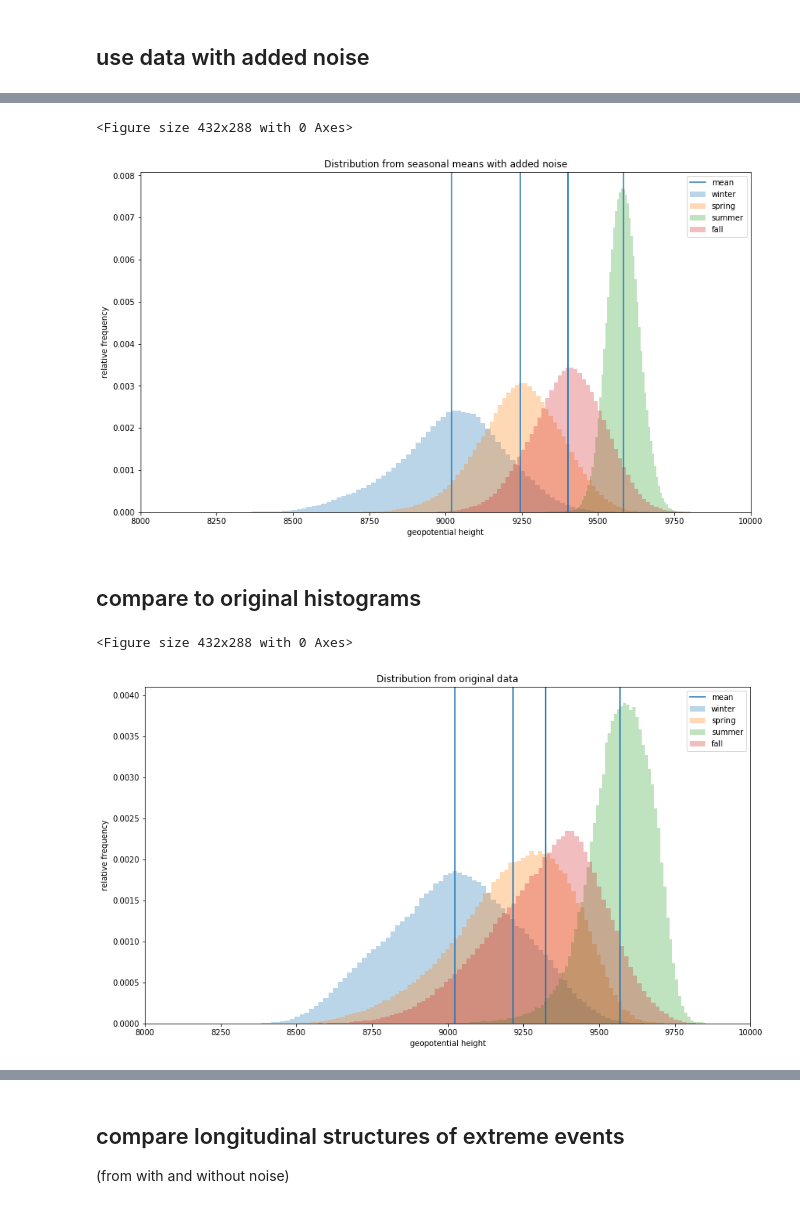
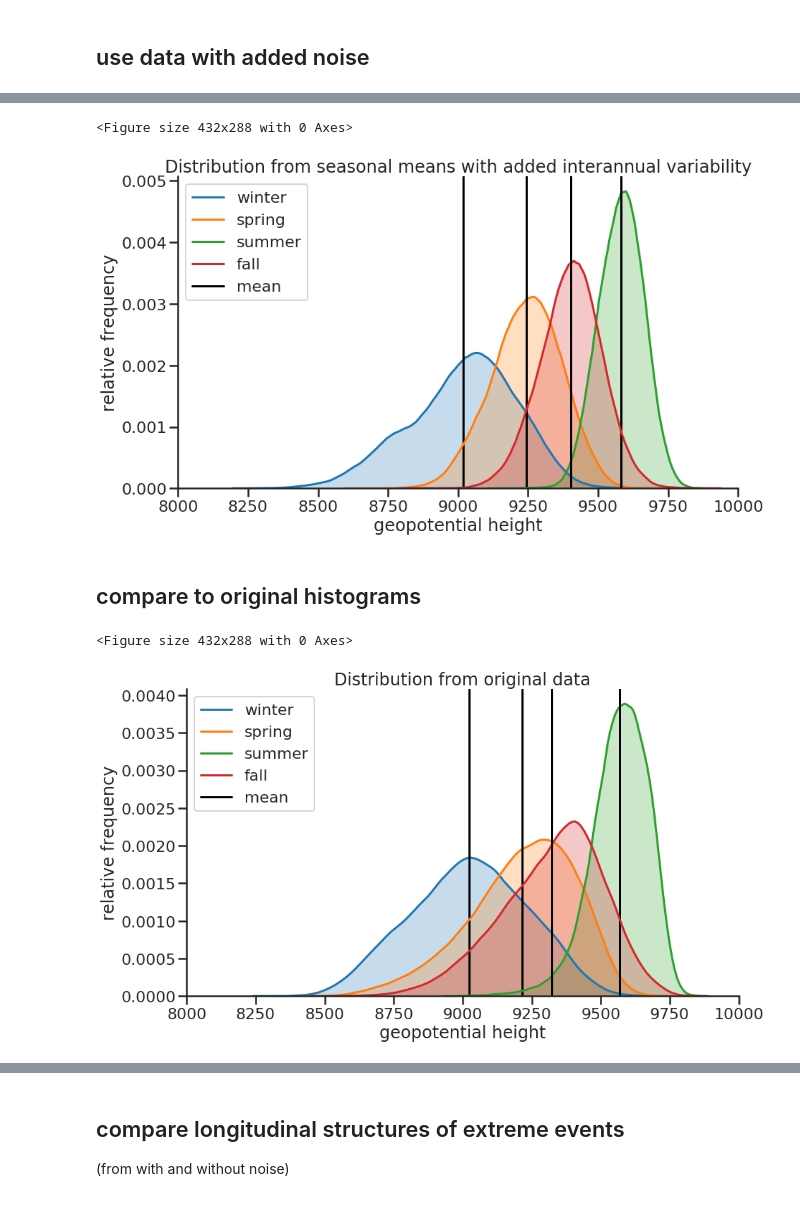
Before and after one commit to csyhuang/python-climate-data-processing, a Jupyter notebook: submission_from_claire/40.5N-processing/40.5N-longsimulation.ipynb, the cells around one changed output, grey strips where cells are left out. Cells and saved outputs as stored; diff of their text form; code cells hidden in the pictures.

```diff
--- a/submission_from_claire/40.5N-processing/40.5N-longsimulation.ipynb
+++ b/submission_from_claire/40.5N-processing/40.5N-longsimulation.ipynb
@@ -97,9 +88,6 @@ def ext_ifft_new(n, input_array):
     adjusted_tested = np.fft.ifft2(ext_f)
 
     return adjusted_tested
-# %%
-len(d2_averages_alt_nw[0])
-d2_averages_altok_nw = [np.exp(entry) for entry in d2_averages_alt_nw]
 # %% [markdown]
 ## run ifft
 # %%
@@ -230,22 +200,30 @@ rows_list
+# %%
+flattened = [flatten(entry) for entry in real_comp]
 # %%
 minx = 8000
 maxx = 10000
 # %%
 plt.clf();
 plt.figure(figsize = (14,8))
+sns.set_style("ticks")
+sns.set_context("poster")
+
 for i in range(4):
-    plt.hist(flatten(real_comp[i]), label = seasons[i],
-             bins = 90, density = True, alpha = 0.3)
-    plt.axvline(nw_mean_seasons[i])
+    sns.kdeplot(flattened[i], shade = True, label = seasons[i])
+    plt.axvline(nw_mean_seasons[i], color = "black")
+
+#sns.kdeplot(flattened[i], shade=True)
 plt.xlabel("geopotential height")
-plt.axvline(nw_mean_seasons[i], label = "mean")
+plt.axvline(nw_mean_seasons[i], label = "mean", color = "black")
 plt.ylabel("relative frequency")
 plt.legend()
+sns.despine()
 plt.xlim(xmin = minx, xmax = maxx)
-plt.title("Distribution from seasonal means, no added noise")
+plt.title("Distribution from seasonal means without added interannual variability")
 
-name = 'disp_plots/001_distrib_nonoise.png'
-plt.savefig(name)
+name = "disp_plots/presentation/01_sim_nonoise_all.png"
+plt.savefig(name, bbox_inches = "tight")
+
 plt.show()
 # %% [output]
 <Figure size 432x288 with 0 Axes>
@@ -293,26 +250,31 @@ noise_bot_lons = [[i for i in range(len(real_noise_nm[j]))
 # %%
 for i in range(4):
     rows_list.append(get_stats("simdata_noise",real_noise_nm[i], seasons[i]))
+# %%
+flattened_noise = [flatten(entry) for entry in real_noise_nm]
 # %%
 plt.clf();
 plt.figure(figsize = (14,8))
 for i in range(4):
-    plt.hist(flatten(real_noise_nm[i]), label = seasons[i],
-             bins = 90, density = True, alpha = 0.3)
-    plt.axvline(noise_means_nm[i])
+    sns.kdeplot(flattened_noise[i], shade = True, label = seasons[i])
+    plt.axvline(noise_means_nm[i], color = "black")
 plt.xlabel("geopotential height")
-plt.axvline(noise_means_nm[i], label = "mean")
+plt.axvline(noise_means_nm[i], label = "mean", color = "black")
 plt.ylabel("relative frequency")
 plt.legend()
 plt.xlim(xmin = minx, xmax = maxx)
-plt.title("Distribution from seasonal means with added noise")
+sns.set_style("ticks")
+sns.set_context("poster")
+plt.title("Distribution from seasonal means with added interannual variability")
+sns.despine()
 
-name = 'disp_plots/001_distib_withnoise.png'
-plt.savefig(name)
+name = "disp_plots/presentation/01_sim_noise_all.png"
+plt.savefig(name, bbox_inches = "tight")
+
 plt.show()
 # %% [output]
 <Figure size 432x288 with 0 Axes>
-[figure, old version]
+[figure, new version]
 # %% [markdown]
 ## compare to original histograms
 # %%
@@ -351,20 +300,23 @@ for i in range(4):
     #get from orig data
     plot_df = day_df[day_df["season"] == season]
 
-    plt.hist(plot_df['geofrom_climmonth'],label = seasons[i],
-             bins = 90, density = True, alpha = 0.3)
-    plt.axvline(plot_df['geofrom_climmonth'].mean())
+    sns.kdeplot(plot_df['geofrom_climmonth'], shade = True, label = seasons[i])
+    plt.axvline(plot_df['geofrom_climmonth'].mean(), color = "black")
 
 plt.xlabel("geopotential height")
-plt.axvline(plot_df['geofrom_climmonth'].mean(), label = "mean")
+plt.axvline(plot_df['geofrom_climmonth'].mean(), label = "mean", color = "black")
 plt.ylabel("relative frequency")
 plt.legend()
 plt.title("Distribution from original data")
 plt.xlim(xmin = minx, xmax = maxx)
 
-name = 'disp_plots/001_distrib_observed.png'
-plt.savefig(name)
+sns.set_style("ticks")
+sns.set_context("poster")
+sns.despine()
+
+name = "disp_plots/presentation/01_obs_all.png"
+plt.savefig(name, bbox_inches = "tight")
 plt.show()
 # %% [output]
 <Figure size 432x288 with 0 Axes>
-[figure, old version]
+[figure, new version]
```
Also changed, not shown: parts of 56 cells of this notebook, 3 other files.
